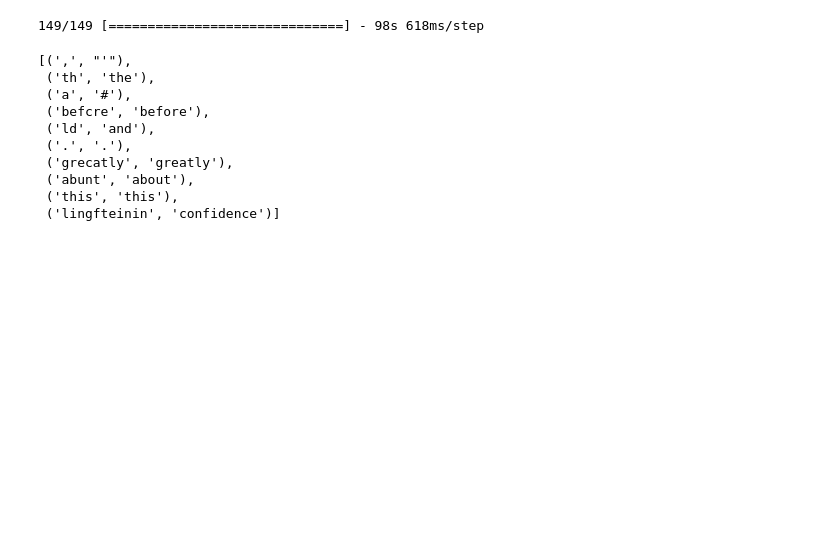
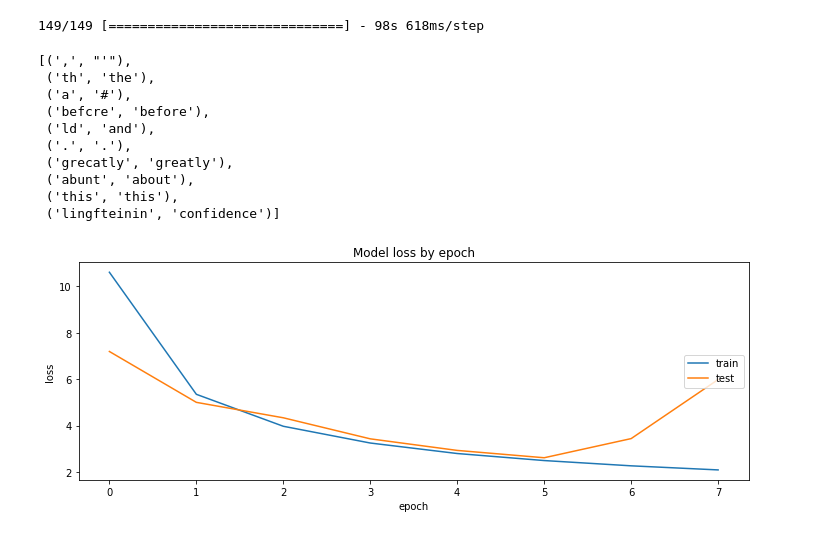
Before and after one commit to sfc-gh-zblackwood/OCRPyMan, a Jupyter notebook: notebooks/dev_TJ_letters_detection_batch_Tensorflowy.ipynb, the cells around one changed output. Drawn from its saved outputs; the diff is of its cells as text; code cells hidden in the pictures; blank space fills up the shorter version.

```diff
--- a/notebooks/dev_TJ_letters_detection_batch_Tensorflowy.ipynb
+++ b/notebooks/dev_TJ_letters_detection_batch_Tensorflowy.ipynb
@@ -224,0 +170,2 @@ _________________________________________________________________
+# %%
+model = mdl.create_modele()
@@ -319,3 +284,7 @@ list(zip(predicted_transcriptions, y_test[:10]))
  ('abunt', 'about'),
  ('this', 'this'),
  ('lingfteinin', 'confidence')]
+# %%
+mdl.show_loss(history)
+# %% [output]
+[figure, added]
```
Also changed, not shown: parts of 9 cells of this notebook, 4 other files.
